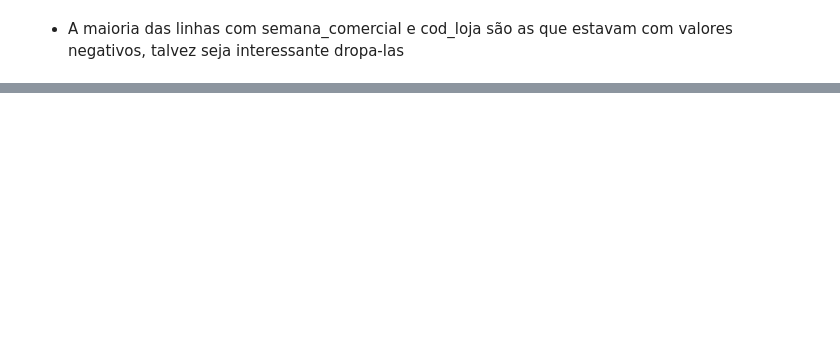
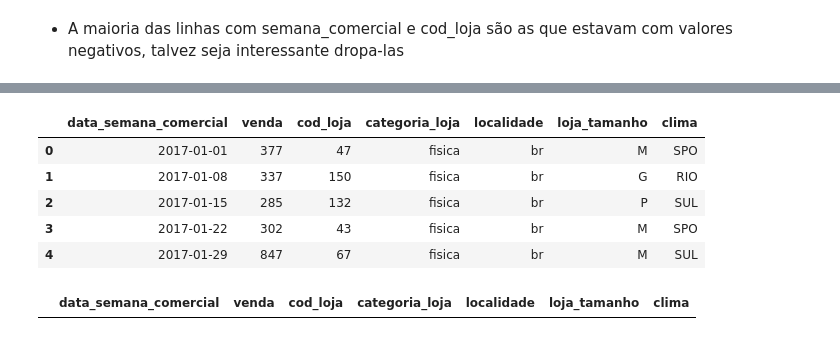
Before and after one commit to beylouni/Renner-ML, a Jupyter notebook: notebooks/ETL.ipynb, the cells around one changed output, grey strips where cells are left out. Cells and saved outputs as stored; diff of their text form; code cells hidden in the pictures; blank space fills up the shorter version.

Commit message:
Agrupando e somando duplicadas

```diff
--- a/notebooks/ETL.ipynb
+++ b/notebooks/ETL.ipynb
@@ -172,0 +177,22 @@ df[df.duplicated()]
+# %%
+# Agrupa o dataset por data_semana_comercial, mas somando somente as vendas e mantendo as outras colunas iguais
+df_agrupado = df.groupby('data_semana_comercial').agg(
+                                                    {'venda': 'sum',
+                                                    'cod_loja': 'first',
+                                                    'categoria_loja': 'first',
+                                                    'localidade': 'first',
+                                                    'loja_tamanho': 'first',
+                                                    'clima': 'first'}).reset_index()
+# %%
+df_agrupado.head()
+# %% [output]
+|  | data_semana_comercial | venda | cod_loja | categoria_loja | localidade | loja_tamanho | clima |
+| 0 | 2017-01-01 | 377 | 47 | fisica | br | M | SPO |
+| 1 | 2017-01-08 | 337 | 150 | fisica | br | G | RIO |
+| 2 | 2017-01-15 | 285 | 132 | fisica | br | P | SUL |
+| 3 | 2017-01-22 | 302 | 43 | fisica | br | M | SPO |
+| 4 | 2017-01-29 | 847 | 67 | fisica | br | M | SUL |
+# %%
+df_agrupado[df_agrupado.duplicated()]
+# %% [output]
+|  | data_semana_comercial | venda | cod_loja | categoria_loja | localidade | loja_tamanho | clima |
```
Also changed, not shown: parts of 6 cells of this notebook, 1 other file.
